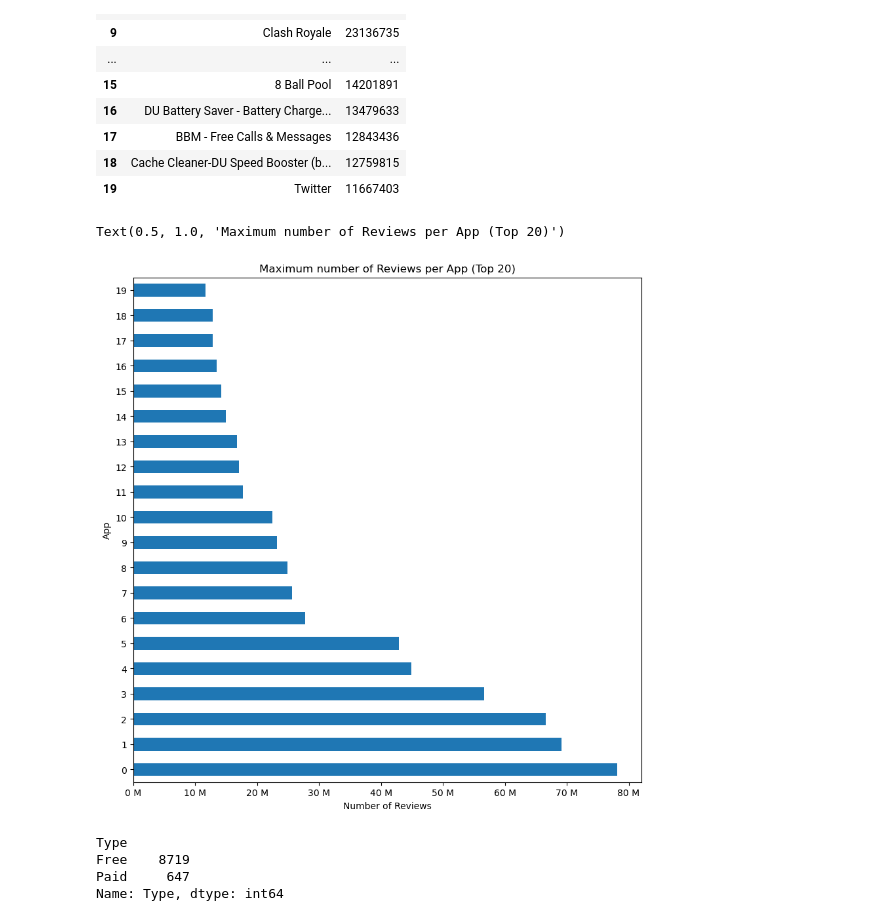
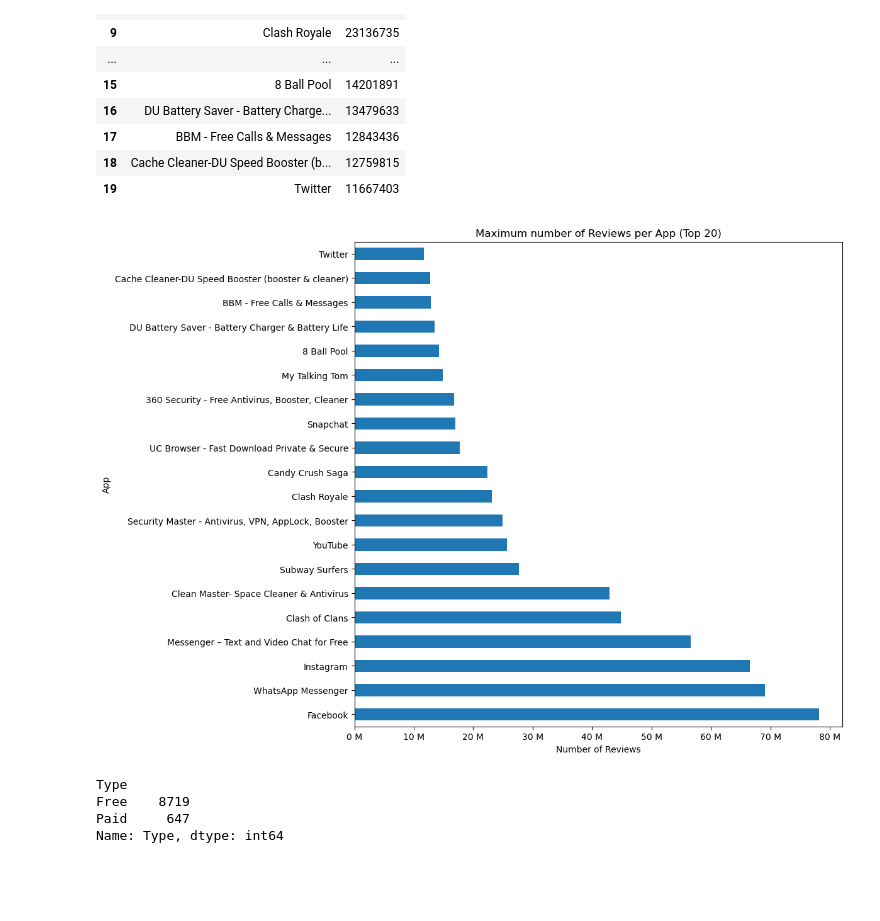
Before and after one commit to Tanya-Qader/google-play-store-project, a Jupyter notebook: Google_Playstore_Cleaning.ipynb, the cells around one changed output. Cells and saved outputs as stored; diff of their text form; code cells hidden in the pictures; blank space fills up the shorter version.

```diff
--- a/Google_Playstore_Cleaning.ipynb
+++ b/Google_Playstore_Cleaning.ipynb
@@ -313,2 +302,5 @@ max_review_top20
 # %%
 max_review_top20 = max_review_top20.reset_index()
+# %%
+df=max_review_top20.set_index("App")
+df
@@ -337,17 +348,17 @@ import matplotlib.ticker as mtick
 # %%
 #Maximum number of Reviews per App (Top 20)
 
-plot = max_review_top20.plot(kind='barh', legend=False, figsize=(10,10))
+plot = df.plot(kind='barh', legend=False, figsize=(10,10))
 def reviews(x, pos):
     return '{:,.0f} M'.format(x / 1000000)
 
 plot.xaxis.set_major_formatter(reviews)
 plt.xlabel('Number of Reviews')
 plt.ylabel('App')
 plt.title('Maximum number of Reviews per App (Top 20)')
+plt.savefig("images/MaxReviews.png")
 # %% [output]
-Text(0.5, 1.0, 'Maximum number of Reviews per App (Top 20)')
-[figure, old version]
+[figure, new version]
 # %%
 # finding the different types of apps average
 app_type= Googleplay_data_cleaned.groupby(["Type"])["Type"].count()
```
Also changed, not shown: parts of 21 cells of this notebook, 9 other files.
